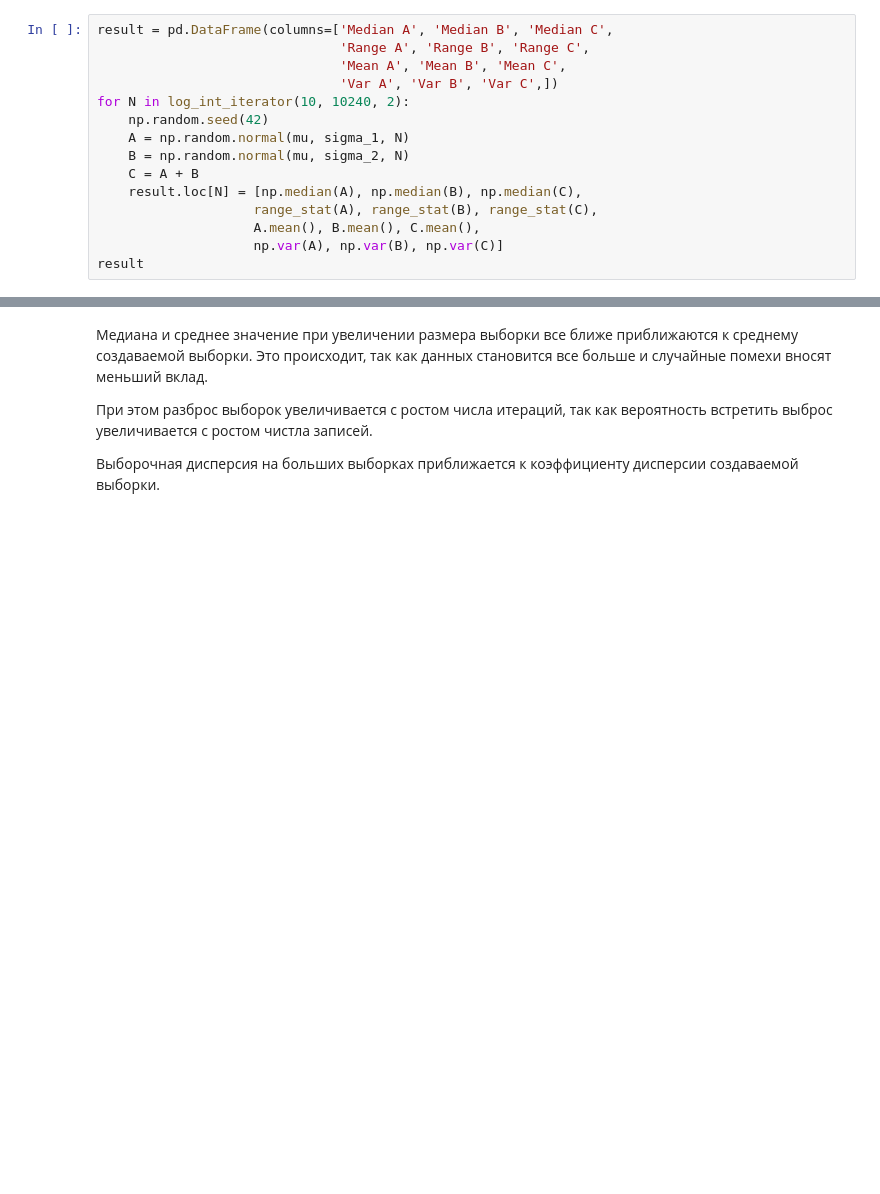
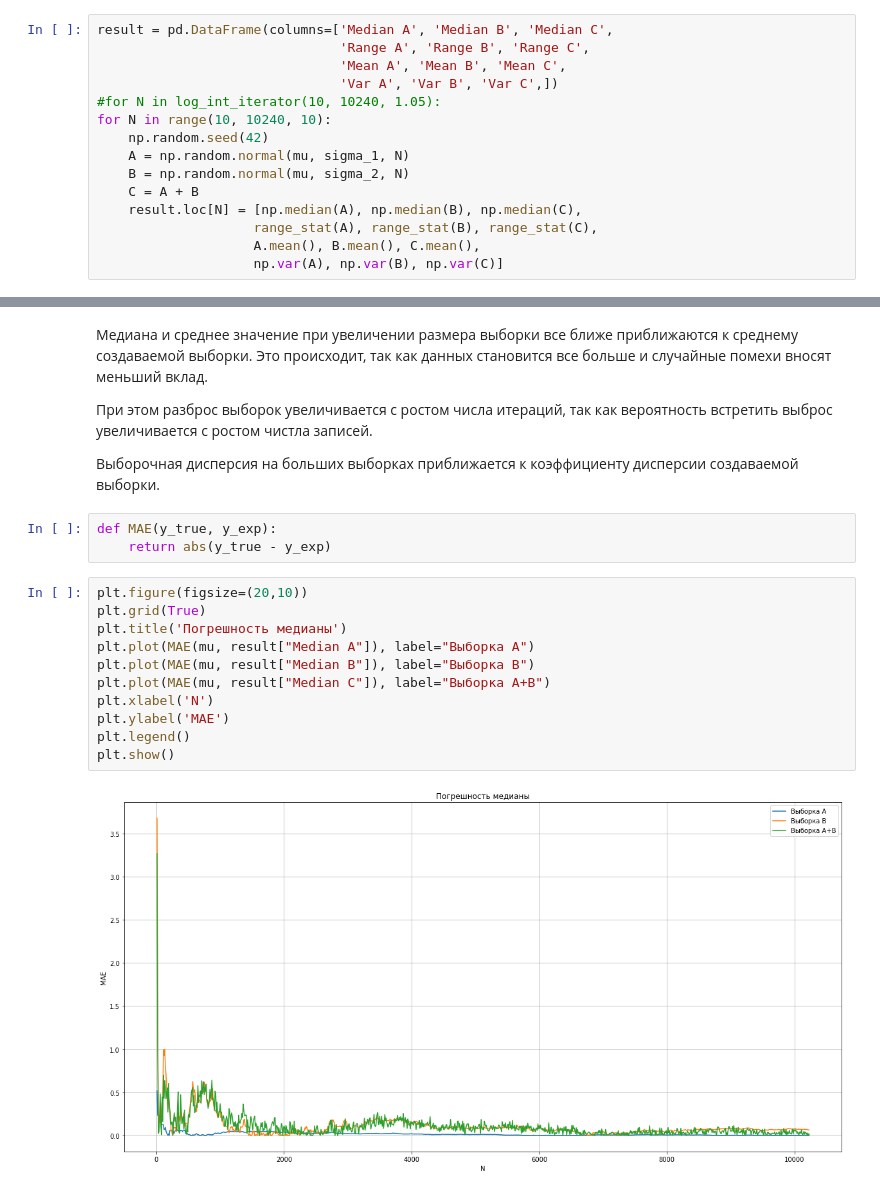
Before and after one commit to AsciiShell/matlab_course, a Jupyter notebook: Module 4/lab_02/Lab_02.ipynb, the cells around one changed output, grey strips where cells are left out. Drawn from its saved outputs; the diff is of its cells as text; blank space fills up the shorter version.

Commit message:
more graphs for lab 2

```diff
--- a/Module 4/lab_02/Lab_02.ipynb
+++ b/Module 4/lab_02/Lab_02.ipynb
@@ -40,7 +40,8 @@ result = pd.DataFrame(columns=['Median A', 'Median B', 'Median C',
                                'Range A', 'Range B', 'Range C',
                                'Mean A', 'Mean B', 'Mean C',
                                'Var A', 'Var B', 'Var C',])
-for N in log_int_iterator(10, 10240, 2):
+#for N in log_int_iterator(10, 10240, 1.05):
+for N in range(10, 10240, 10):
     np.random.seed(42)
     A = np.random.normal(mu, sigma_1, N)
     B = np.random.normal(mu, sigma_2, N)
@@ -49,4 +50,3 @@ for N in log_int_iterator(10, 10240, 2):
                     range_stat(A), range_stat(B), range_stat(C),
                     A.mean(), B.mean(), C.mean(),
                     np.var(A), np.var(B), np.var(C)]
-result
@@ -70,3 +72,19 @@ result
 При этом разброс выборок увеличивается с ростом числа итераций, так как вероятность встретить выброс увеличивается с ростом чистла записей.
 
 Выборочная дисперсия на больших выборках приближается к коэффициенту дисперсии создаваемой выборки.
+# %%
+def MAE(y_true, y_exp):
+    return abs(y_true - y_exp)
+# %%
+plt.figure(figsize=(20,10))
+plt.grid(True)
+plt.title('Погрешность медианы')
+plt.plot(MAE(mu, result["Median A"]), label="Выборка A")
+plt.plot(MAE(mu, result["Median B"]), label="Выборка B")
+plt.plot(MAE(mu, result["Median C"]), label="Выборка A+B")
+plt.xlabel('N')
+plt.ylabel('MAE')
+plt.legend()
+plt.show()
+# %% [output]
+[figure, added]
```
Also changed, not shown: parts of 6 cells of this notebook.
